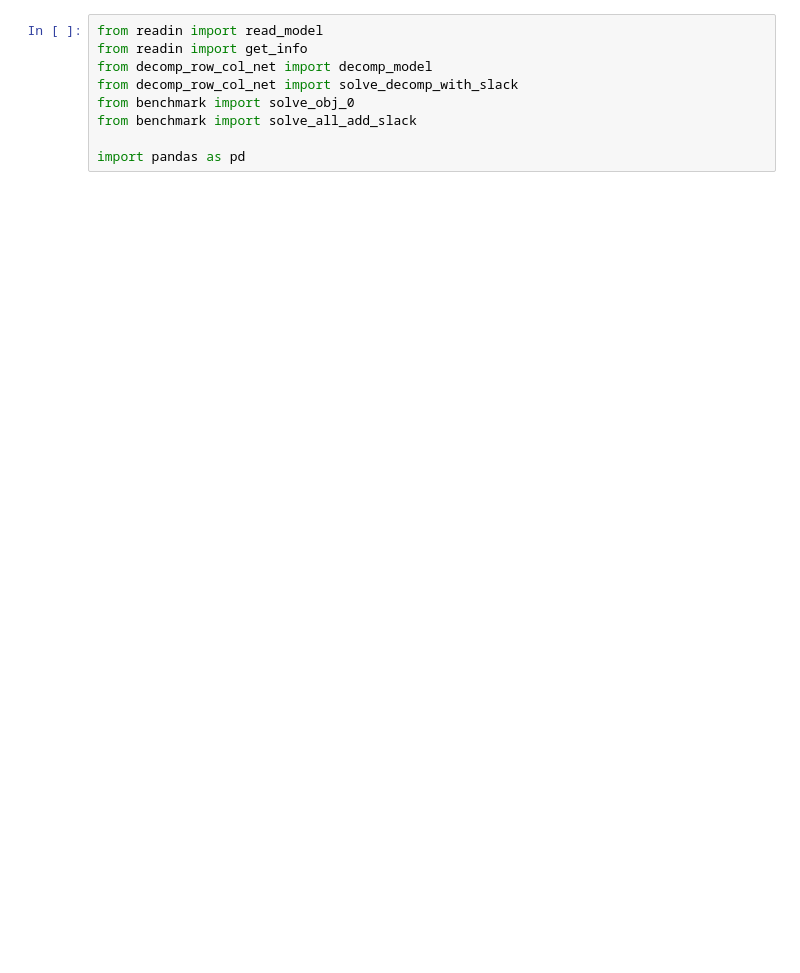
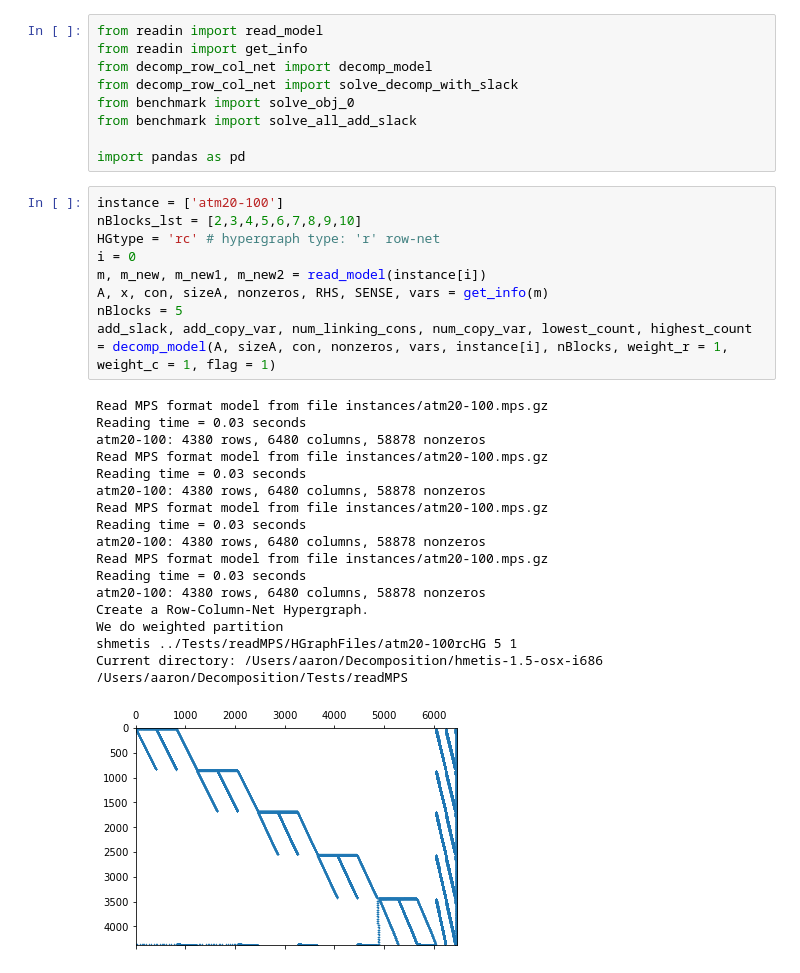
Before and after one commit to YANG-Hanbin/Decomposition, a Jupyter notebook: runTest_rc.ipynb, the cells around one changed output. Drawn from its saved outputs; the diff is of its cells as text; blank space fills up the shorter version.

Commit message:
Hanbin: add weighted features

```diff
--- a/runTest_rc.ipynb
+++ b/runTest_rc.ipynb
@@ -7,3 +7,31 @@ from benchmark import solve_obj_0
 from benchmark import solve_all_add_slack
 
 import pandas as pd
+# %%
+instance = ['atm20-100']
+nBlocks_lst = [2,3,4,5,6,7,8,9,10]
+HGtype = 'rc' # hypergraph type: 'r' row-net
+i = 0
+m, m_new, m_new1, m_new2 = read_model(instance[i])
+A, x, con, sizeA, nonzeros, RHS, SENSE, vars = get_info(m)
+nBlocks = 5
+add_slack, add_copy_var, num_linking_cons, num_copy_var, lowest_count, highest_count = decomp_model(A, sizeA, con, nonzeros, vars, instance[i], nBlocks, weight_r = 1, weight_c = 1, flag = 1)
+# %% [output]
+Read MPS format model from file instances/atm20-100.mps.gz
+Reading time = 0.03 seconds
+atm20-100: 4380 rows, 6480 columns, 58878 nonzeros
+Read MPS format model from file instances/atm20-100.mps.gz
+Reading time = 0.03 seconds
+atm20-100: 4380 rows, 6480 columns, 58878 nonzeros
+Read MPS format model from file instances/atm20-100.mps.gz
+Reading time = 0.03 seconds
+atm20-100: 4380 rows, 6480 columns, 58878 nonzeros
+Read MPS format model from file instances/atm20-100.mps.gz
+Reading time = 0.03 seconds
+atm20-100: 4380 rows, 6480 columns, 58878 nonzeros
+Create a Row-Column-Net Hypergraph.
+We do weighted partition
+shmetis ../Tests/readMPS/HGraphFiles/atm20-100rcHG 5 1
+Current directory: /Users/aaron/Decomposition/hmetis-1.5-osx-i686
+/Users/aaron/Decomposition/Tests/readMPS
+[figure, added]
```
Also changed, not shown: parts of 3 cells of this notebook, 16 other files.
